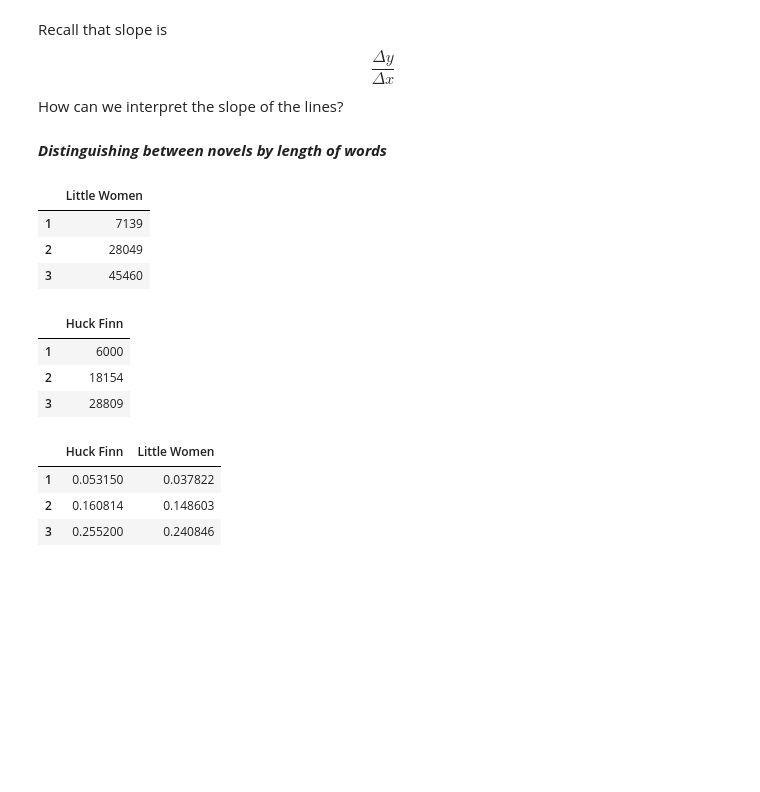
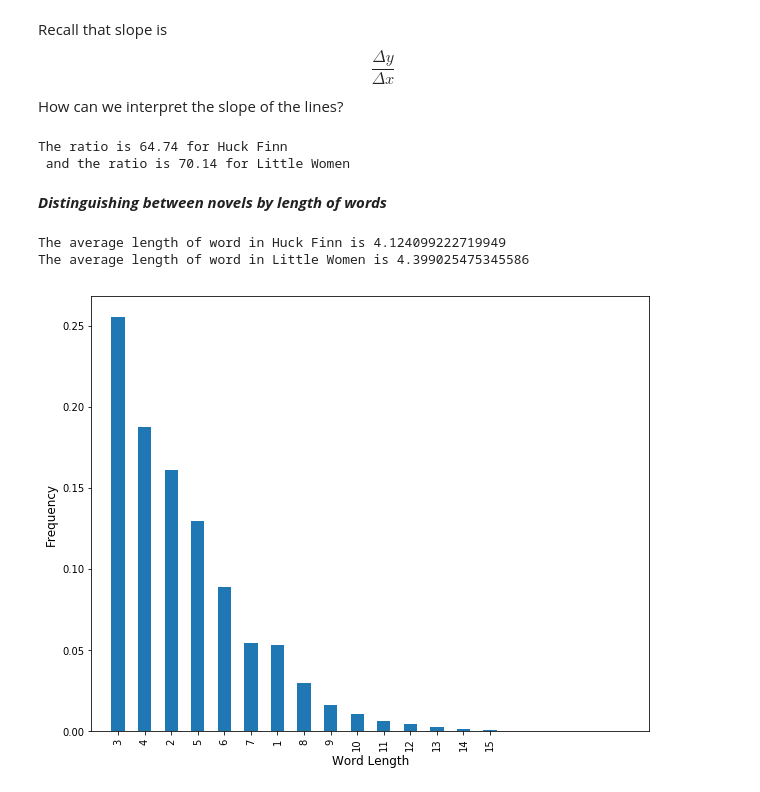
Before and after one commit to mrxiahuren/DS-UA-112-Spring-2020-Public, a Jupyter notebook: lecture/week7/week7-lec1-demo.ipynb, the cells around one changed output. Cells and saved outputs as stored; diff of their text form; code cells hidden in the pictures; blank space fills up the shorter version.

```diff
--- a/lecture/week7/week7-lec1-demo.ipynb
+++ b/lecture/week7/week7-lec1-demo.ipynb
@@ -301,4 +298,9 @@ plt.scatter(xaxis[950], lw_yaxis[950],color="grey",s=300);
 # %% [markdown]
 Recall that slope is $$\displaystyle\frac{\Delta y}{\Delta x}$$ How can we interpret the slope of the lines?
+# %%
+print("The ratio is {0} for Huck Finn \n and the ratio is {1} for Little Women".format(np.round(hf_reg.coef_[0][0],2), np.round(lw_reg.coef_[0][0],2)))
+# %% [output]
+The ratio is 64.74 for Huck Finn
+ and the ratio is 70.14 for Little Women
 # %% [markdown]
 _**Distinguishing between novels by length of words**_
@@ -326,21 +307,29 @@ df_merged = pd.merge(df_huck_finn_word_length.div(df_huck_finn_word_length.sum()
-# %%
-df_little_women_word_length.head(3)
-# %% [output]
-|  | Little Women |
-| 1 | 7139 |
-| 2 | 28049 |
-| 3 | 45460 |
-# %%
-df_huck_finn_word_length.head(3)
-# %% [output]
-|  | Huck Finn |
-| 1 | 6000 |
-| 2 | 18154 |
-| 3 | 28809 |
-# %%
-df_merged.head(3)
-# %% [output]
-|  | Huck Finn | Little Women |
-| 1 | 0.053150 | 0.037822 |
-| 2 | 0.160814 | 0.148603 |
-| 3 | 0.255200 | 0.240846 |
+# %%
+def count_lengths(df, truncate = 15):
+    df_data = df.str.split(" ").map(lambda list_entry: [len(entry.strip()) for entry in list_entry]).sum()
+    df_lengths =  pd.Series(data=df_data).value_counts().sort_values(ascending = False)[:truncate]
+    df_lengths = df_lengths / df_lengths.sum()
+    df_lengths = df_lengths.reset_index().rename(columns = {"index": "length", 0:"frequency"})
+    df_lengths.index = df_lengths.index + 1
+    return df_lengths
+# %%
+lw_mean = np.dot(count_lengths(df_little_women, truncate = -1)["length"], count_lengths(df_little_women, truncate = -1)["frequency"])
+
+hf_mean = np.dot(count_lengths(df_huck_finn, truncate = -1)["length"], count_lengths(df_huck_finn, truncate = -1)["frequency"])
+
+print(f"The average length of word in Huck Finn is {hf_mean}")
+print(f"The average length of word in Little Women is {lw_mean}")
+# %% [output]
+The average length of word in Huck Finn is 4.124099222719949
+The average length of word in Little Women is 4.399025475345586
+# %%
+df_huck_finn_word_length = count_lengths(df_huck_finn)
+df_little_women_word_length = count_lengths(df_little_women)
+# %%
+df_huck_finn_word_length.set_index("length")['frequency'].plot(kind='bar', figsize = (10,8))
+plt.xlim(xmin=-1, xmax = 20)
+plt.xlabel("Word Length", fontsize=12)
+plt.ylabel("Frequency", fontsize=12)
+plt.plot();
+# %% [output]
+[figure, added]
```
Also changed, not shown: parts of 25 cells of this notebook, 5 other files.
